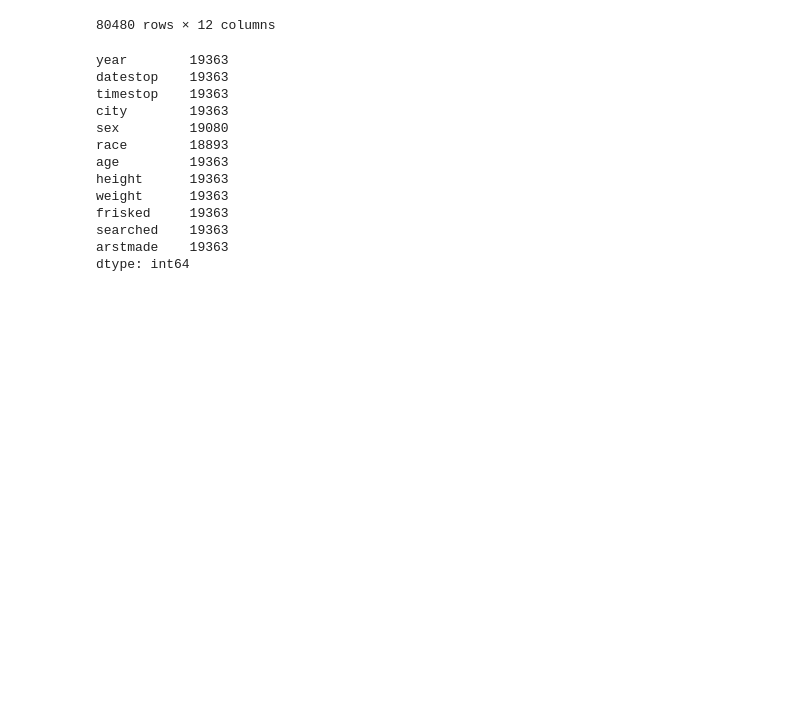
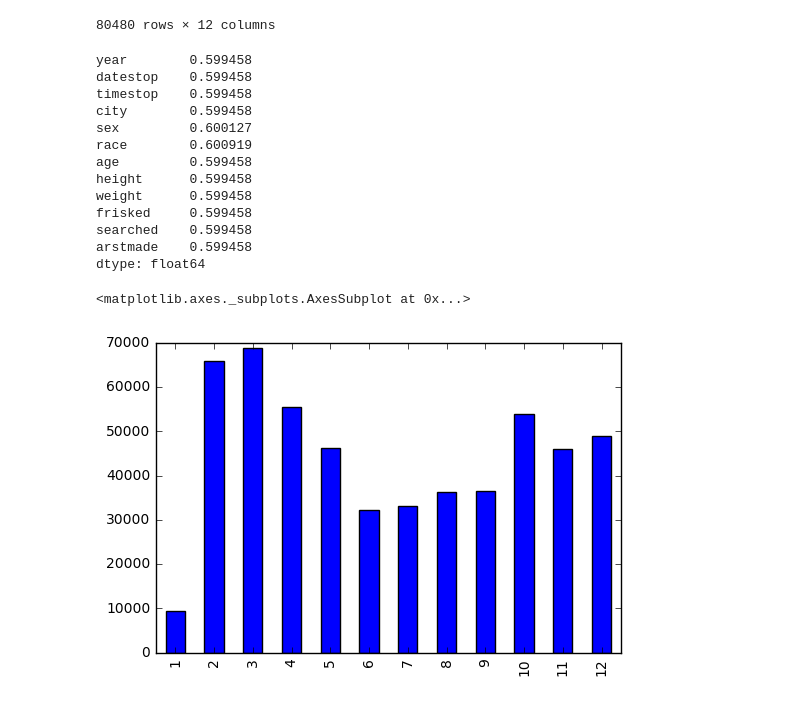
Before and after one commit to eclarson/DataMiningNotebooks, a Jupyter notebook: E01_StopAndFrisk_DateTimeExample.ipynb, the cells around one changed output. Saved outputs shown, nothing was run; the diff lists cells and outputs as text; code cells hidden in the pictures; blank space fills up the shorter version.

Commit message:
new date time visualization example

```diff
--- a/E01_StopAndFrisk_DateTimeExample.ipynb
+++ b/E01_StopAndFrisk_DateTimeExample.ipynb
@@ -220,18 +220,26 @@ df[df.index.dayofweek==2]
 80480 rows × 12 columns
 # %%
 # another fun example
-df[(df.index.hour<1) & (df.frisked==1)].count()
+df[(df.index.hour<8) & (df.frisked==1)].count() / df[(df.index.hour<8)].count()
 # %% [output]
-year        19363
-datestop    19363
-timestop    19363
-city        19363
-sex         19080
-race        18893
-age         19363
-height      19363
-weight      19363
-frisked     19363
-searched    19363
-arstmade    19363
-dtype: int64
+year        0.599458
+datestop    0.599458
+timestop    0.599458
+city        0.599458
+sex         0.600127
+race        0.600919
+age         0.599458
+height      0.599458
+weight      0.599458
+frisked     0.599458
+searched    0.599458
+arstmade    0.599458
+dtype: float64
+# %%
+%matplotlib inline
+df['month'] = df.index.month
+mcounts = df['month'].value_counts()
+mcounts.sort_index().plot(kind='bar')
+# %% [output]
+<matplotlib.axes._subplots.AxesSubplot at 0x...>
+[figure, added]
```
Also changed, not shown: parts of 2 cells of this notebook, 2 other files.
